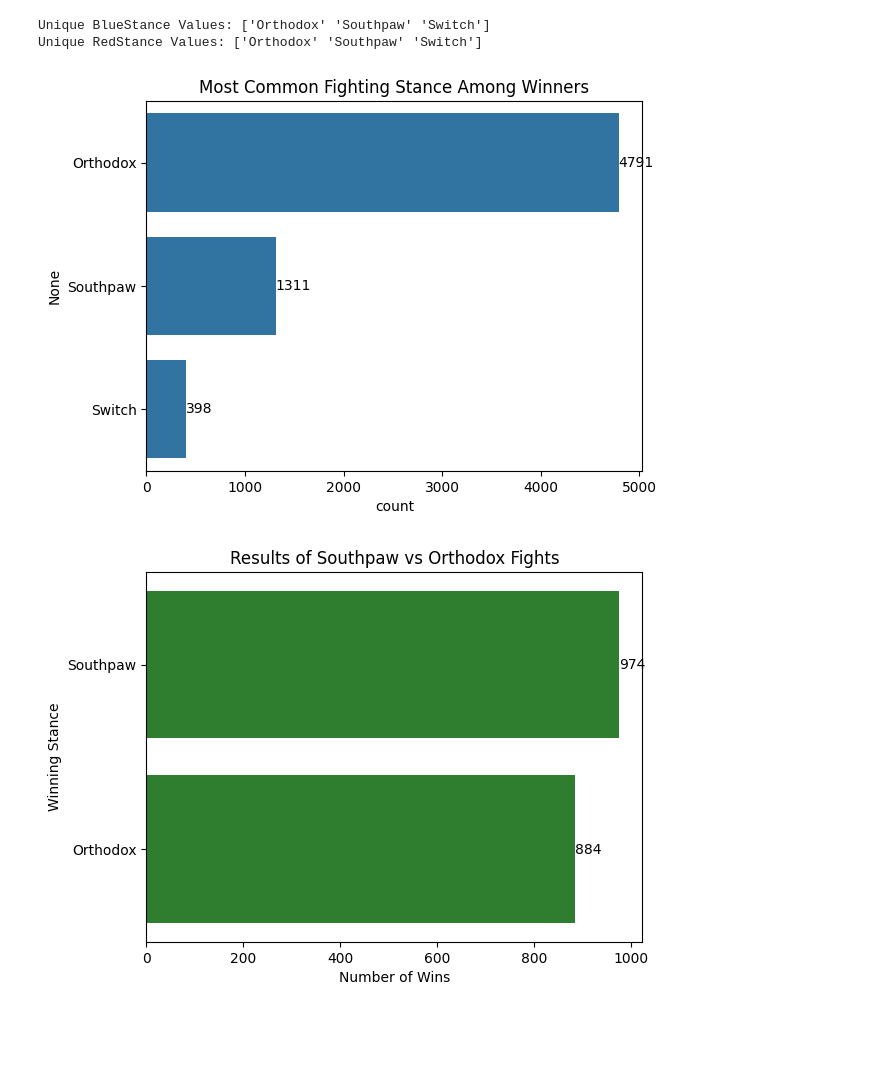
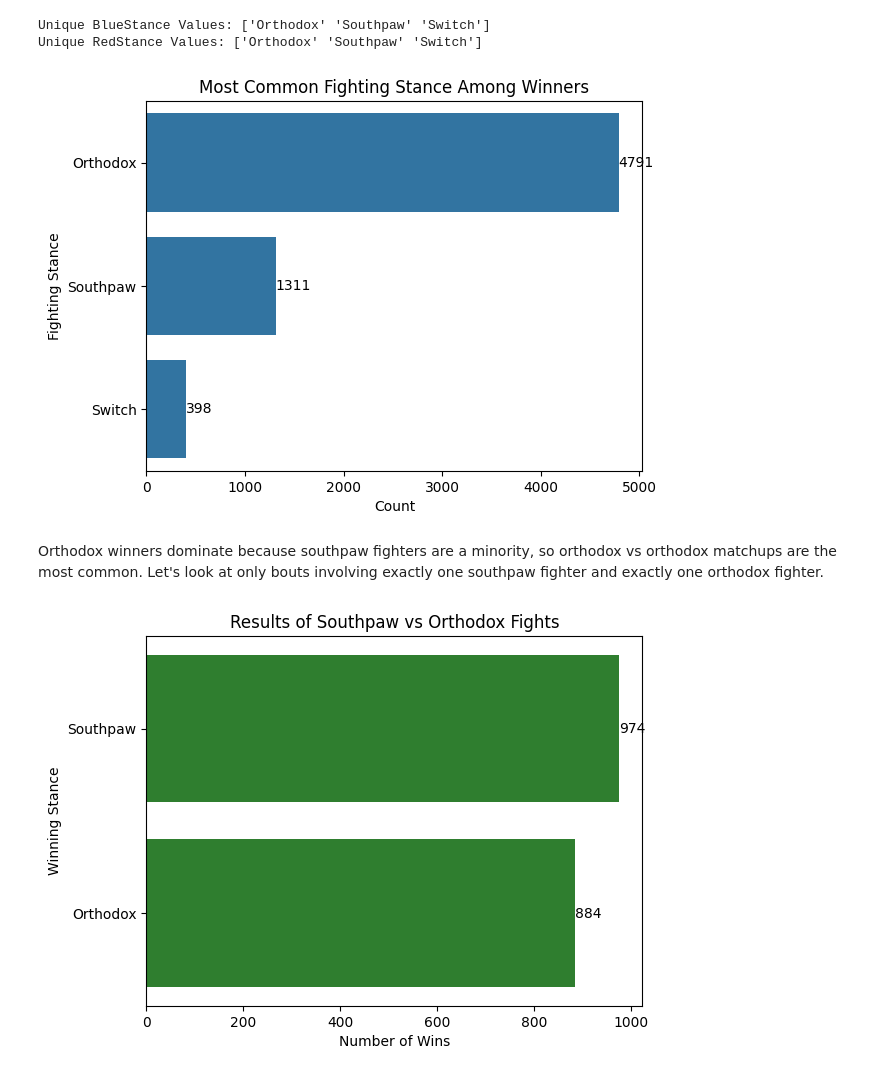
Before and after one commit to jmanlang/ufc-data-analysis, a Jupyter notebook: analysis.ipynb, the cells around one changed output. Cells and saved outputs as stored; diff of their text form; code cells hidden in the pictures; blank space fills up the shorter version.

```diff
--- a/analysis.ipynb
+++ b/analysis.ipynb
@@ -98,10 +97,9 @@ all_fights['WeightClass'] = all_fights['WeightClass'].str.replace("Women's ", ""
 # %%
 # Creating separate dataframe for analysis, removing columns that won't be used in analysis/prediction.
 
-analysis_df = all_fights[['RedFighter', 'BlueFighter', 'Winner', 'TitleBout', 'WeightClass', 'Gender', 'NumberOfRounds', 'BlueCurrentLoseStreak', 'BlueCurrentWinStreak', 'BlueDraws',
-                          'BlueLongestWinStreak', 'BlueLosses', 'BlueTotalRoundsFought', 'BlueTotalTitleBouts', 'BlueWinsByDecisionMajority', 'BlueWinsByDecisionSplit', 'BlueWinsByDecisionUnanimous', 'BlueWinsByKO', 'BlueWinsBySubmission', 'BlueWinsByTKODoctorStoppage', 'BlueWins', 'BlueStance', 'BlueHeightCms', 'BlueReachCms',
+analysis_df = all_fights[['RedFighter', 'BlueFighter', 'Winner', 'TitleBout', 'WeightClass', 'Gender', 'NumberOfRounds',
                           'BlueAvgSigStrLanded', 'BlueAvgSigStrPct', 'BlueAvgTDPct', 'BlueAvgTDLanded', 'RedAvgSigStrLanded', 'RedAvgSigStrPct', 'RedAvgTDPct', 'RedAvgTDLanded',
-                          'BlueWeightLbs', 'RedCurrentLoseStreak', 'RedCurrentWinStreak', 'RedDraws', 'RedLongestWinStreak', 'RedLosses', 'RedTotalRoundsFought', 'RedTotalTitleBouts', 'RedWinsByDecisionMajority', 'RedWinsByDecisionSplit', 'RedWinsByDecisionUnanimous', 'RedWinsByKO', 'RedWinsBySubmission', 'RedWinsByTKODoctorStoppage', 'RedWins', 'RedStance',
-                          'RedHeightCms', 'RedReachCms', 'RedWeightLbs', 'RedAge', 'BlueAge', 'LoseStreakDif', 'WinStreakDif', 'LongestWinStreakDif', 'WinDif', 'LossDif', 'TotalRoundDif', 'TotalTitleBoutDif', 'KODif', 'SubDif', 'HeightDif', 'ReachDif', 'AgeDif', 'SigStrDif', 'AvgSubAttDif', 'AvgTDDif',
+                          'RedStance', 'BlueStance', 'HeightDif',
+                          'RedAge', 'BlueAge', 'LoseStreakDif', 'ReachDif', 'AgeDif', 'SigStrDif', 'AvgSubAttDif', 'AvgTDDif',
                           'Finish', 'FinishRound', 'FinishRoundTime', 'TotalFightTimeSecs']
 ]
@@ -237,16 +221,20 @@ Unique RedStance Values: ['Orthodox' 'Southpaw' 'Switch']
 # %%
 winner_stance = np.where(
     analysis_df['Winner'] == 'Red',
     analysis_df['RedStance'],
     analysis_df['BlueStance']
 )
 winner_stance = pd.Series(winner_stance, index=analysis_df.index)
 
 ax = sns.countplot(y=winner_stance)
 for container in ax.containers:
     ax.bar_label(container)
-plt.title("Most Common Fighting Stance Among Winners")
+ax.set_title("Most Common Fighting Stance Among Winners")
+ax.set_xlabel("Count")
+ax.set_ylabel("Fighting Stance")
 plt.show()
 # %% [output]
-[figure, old version]
+[figure, new version]
+# %% [markdown]
+Orthodox winners dominate because southpaw fighters are a minority, so orthodox vs orthodox matchups are the most common. Let's look at only bouts involving exactly one southpaw fighter and exactly one orthodox fighter.
 # %%
```
Also changed, not shown: parts of 32 cells of this notebook.
